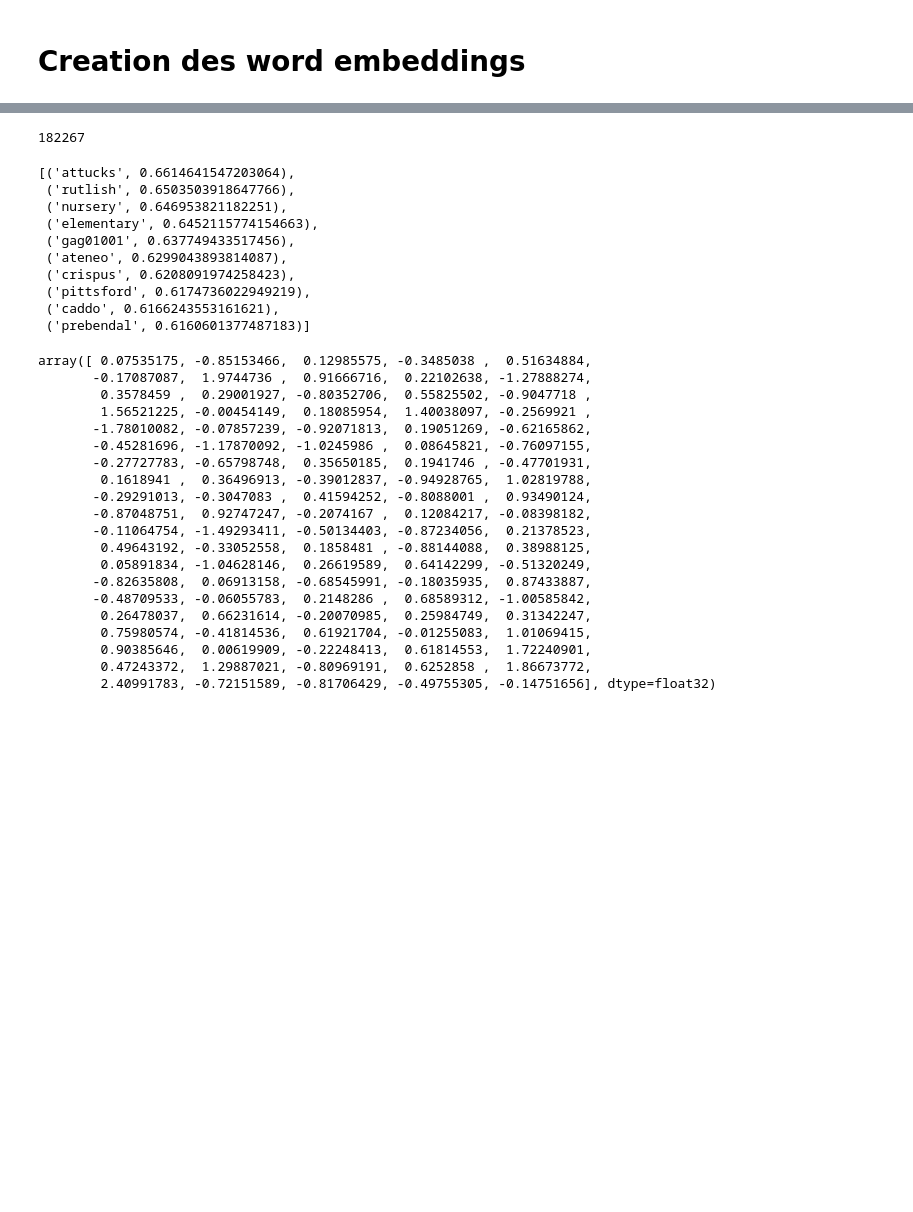
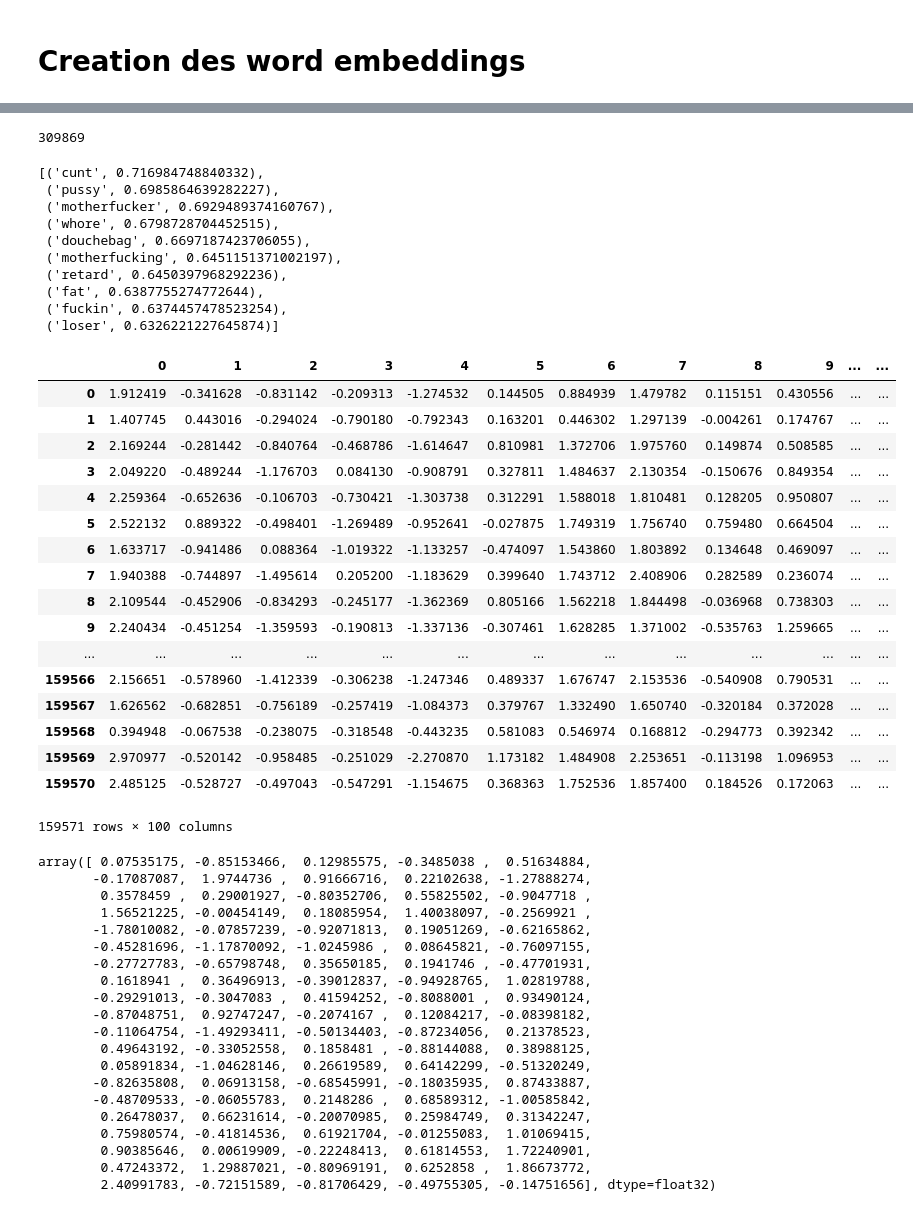
Before and after one commit to HugoooPerrin/ToxicComment, a Jupyter notebook: word2vec model/Toxic comments.ipynb, the cells around one changed output, grey strips where cells are left out. Drawn from its saved outputs; the diff is of its cells as text; code cells hidden in the pictures; blank space fills up the shorter version.

Commit message:
data

```diff
--- a/word2vec model/Toxic comments.ipynb
+++ b/word2vec model/Toxic comments.ipynb
@@ -93,4 +105,2 @@ sentences_train
 # %% [markdown]
 # Creation des word embeddings
-# %%
-model = Word2Vec(sentences_train,size=100)
@@ -97,24 +112,48 @@ model = Word2Vec(sentences_train,size=100)
 # %%
 len(model.wv.vocab)
 # %% [output]
-182267
+309869
 # %%
-model.most_similar('')
+model.most_similar('bitch')
 # %% [output]
-[('attucks', 0.6614641547203064),
- ('rutlish', 0.6503503918647766),
- ('nursery', 0.646953821182251),
- ('elementary', 0.6452115774154663),
- ('gag01001', 0.637749433517456),
- ('ateneo', 0.6299043893814087),
- ('crispus', 0.6208091974258423),
- ('pittsford', 0.6174736022949219),
- ('caddo', 0.6166243553161621),
- ('prebendal', 0.6160601377487183)]
+[('cunt', 0.716984748840332),
+ ('pussy', 0.6985864639282227),
+ ('motherfucker', 0.6929489374160767),
+ ('whore', 0.6798728704452515),
+ ('douchebag', 0.6697187423706055),
+ ('motherfucking', 0.6451151371002197),
+ ('retard', 0.6450397968292236),
+ ('fat', 0.6387755274772644),
+ ('fuckin', 0.6374457478523254),
+ ('loser', 0.6326221227645874)]
 # %%
 Mat_ref= np.zeros((len(sentences_train),100),dtype="float32")
 for i in range(len(sentences_train)):
     Mat_ref[i,]=model.wv[sentences_train[i]].sum(0)/len(sentences_train[i])
+# %%
+train_comments_w2v=pd.DataFrame(Mat_ref)
+train_comments_w2v.to_csv("train_comments_w2v.csv")
+# %%
+train_comments_w2v
+# %% [output]
+|  | 0 | 1 | 2 | 3 | 4 | 5 | 6 | 7 | 8 | 9 | ... | ... |
+| 0 | 1.912419 | -0.341628 | -0.831142 | -0.209313 | -1.274532 | 0.144505 | 0.884939 | 1.479782 | 0.115151 | 0.430556 | ... | ... |
+| 1 | 1.407745 | 0.443016 | -0.294024 | -0.790180 | -0.792343 | 0.163201 | 0.446302 | 1.297139 | -0.004261 | 0.174767 | ... | ... |
+| 2 | 2.169244 | -0.281442 | -0.840764 | -0.468786 | -1.614647 | 0.810981 | 1.372706 | 1.975760 | 0.149874 | 0.508585 | ... | ... |
+| 3 | 2.049220 | -0.489244 | -1.176703 | 0.084130 | -0.908791 | 0.327811 | 1.484637 | 2.130354 | -0.150676 | 0.849354 | ... | ... |
+| 4 | 2.259364 | -0.652636 | -0.106703 | -0.730421 | -1.303738 | 0.312291 | 1.588018 | 1.810481 | 0.128205 | 0.950807 | ... | ... |
+| 5 | 2.522132 | 0.889322 | -0.498401 | -1.269489 | -0.952641 | -0.027875 | 1.749319 | 1.756740 | 0.759480 | 0.664504 | ... | ... |
+| 6 | 1.633717 | -0.941486 | 0.088364 | -1.019322 | -1.133257 | -0.474097 | 1.543860 | 1.803892 | 0.134648 | 0.469097 | ... | ... |
+| 7 | 1.940388 | -0.744897 | -1.495614 | 0.205200 | -1.183629 | 0.399640 | 1.743712 | 2.408906 | 0.282589 | 0.236074 | ... | ... |
+| 8 | 2.109544 | -0.452906 | -0.834293 | -0.245177 | -1.362369 | 0.805166 | 1.562218 | 1.844498 | -0.036968 | 0.738303 | ... | ... |
+| 9 | 2.240434 | -0.451254 | -1.359593 | -0.190813 | -1.337136 | -0.307461 | 1.628285 | 1.371002 | -0.535763 | 1.259665 | ... | ... |
+| ... | ... | ... | ... | ... | ... | ... | ... | ... | ... | ... | ... | ... |
+| 159566 | 2.156651 | -0.578960 | -1.412339 | -0.306238 | -1.247346 | 0.489337 | 1.676747 | 2.153536 | -0.540908 | 0.790531 | ... | ... |
+| 159567 | 1.626562 | -0.682851 | -0.756189 | -0.257419 | -1.084373 | 0.379767 | 1.332490 | 1.650740 | -0.320184 | 0.372028 | ... | ... |
+| 159568 | 0.394948 | -0.067538 | -0.238075 | -0.318548 | -0.443235 | 0.581083 | 0.546974 | 0.168812 | -0.294773 | 0.392342 | ... | ... |
+| 159569 | 2.970977 | -0.520142 | -0.958485 | -0.251029 | -2.270870 | 1.173182 | 1.484908 | 2.253651 | -0.113198 | 1.096953 | ... | ... |
+| 159570 | 2.485125 | -0.528727 | -0.497043 | -0.547291 | -1.154675 | 0.368363 | 1.752536 | 1.857400 | 0.184526 | 0.172063 | ... | ... |
+159571 rows × 100 columns
 # %%
 ##a creuser
 
```
Also changed, not shown: parts of 6 cells of this notebook, 2 other files.
